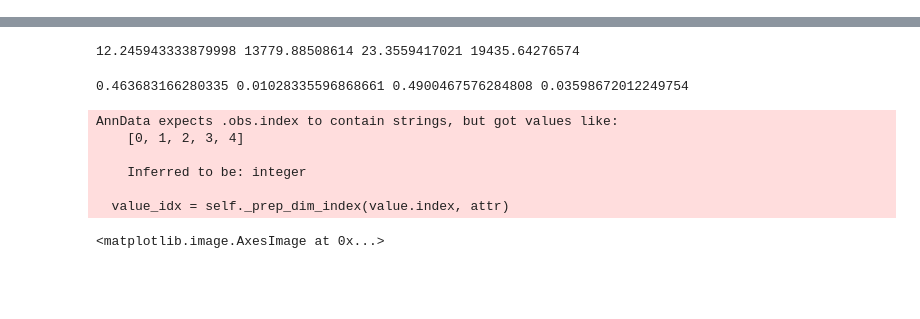
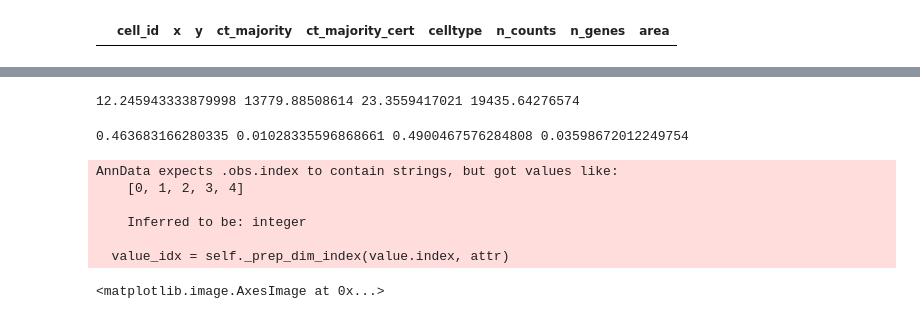
Before and after one commit to j-dichgans/my_txsim, a Jupyter notebook: metric_local.ipynb, the cells around one changed output, grey strips where cells are left out. Cells and saved outputs as stored; diff of their text form; code cells hidden in the pictures; blank space fills up the shorter version.

```diff
--- a/metric_local.ipynb
+++ b/metric_local.ipynb
@@ -89,0 +271,7 @@ def matrix_colorbar_plot(matrix: np.ndarray, title: str, x_min: int, x_max: int,
+# %%
+df = adata_exp0.obs
+x_min, x_max, y_min, y_max = 11000, 12000, 12000, 11000
+df = df.loc[(df['x']>= x_min) & (df['x']<=x_max) & (df['y']>=y_min) & (df['y']<=y_max)]
+df
+# %% [output]
+|  | cell_id | x | y | ct_majority | ct_majority_cert | celltype | n_counts | n_genes | area |
```
Also changed, not shown: parts of 26 cells of this notebook.
